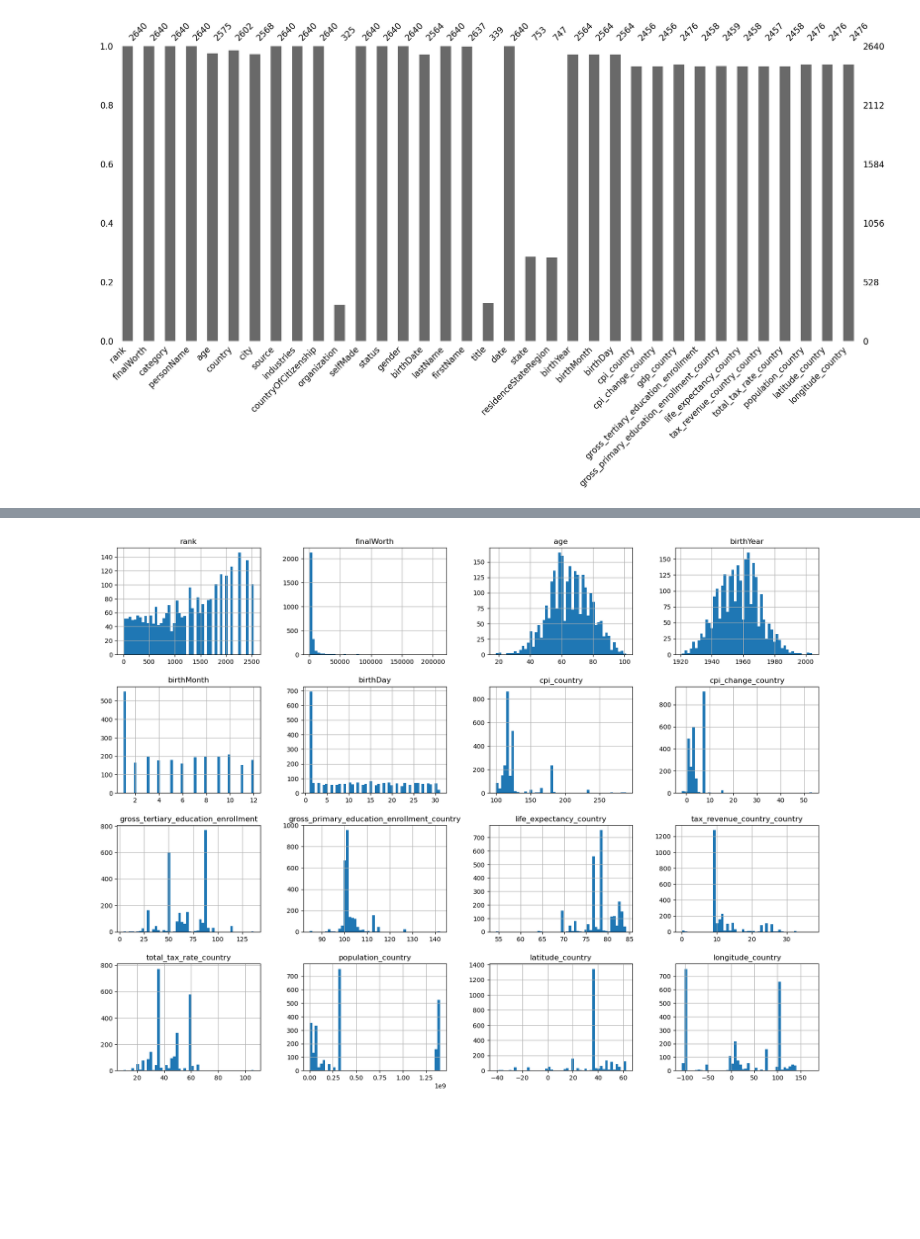
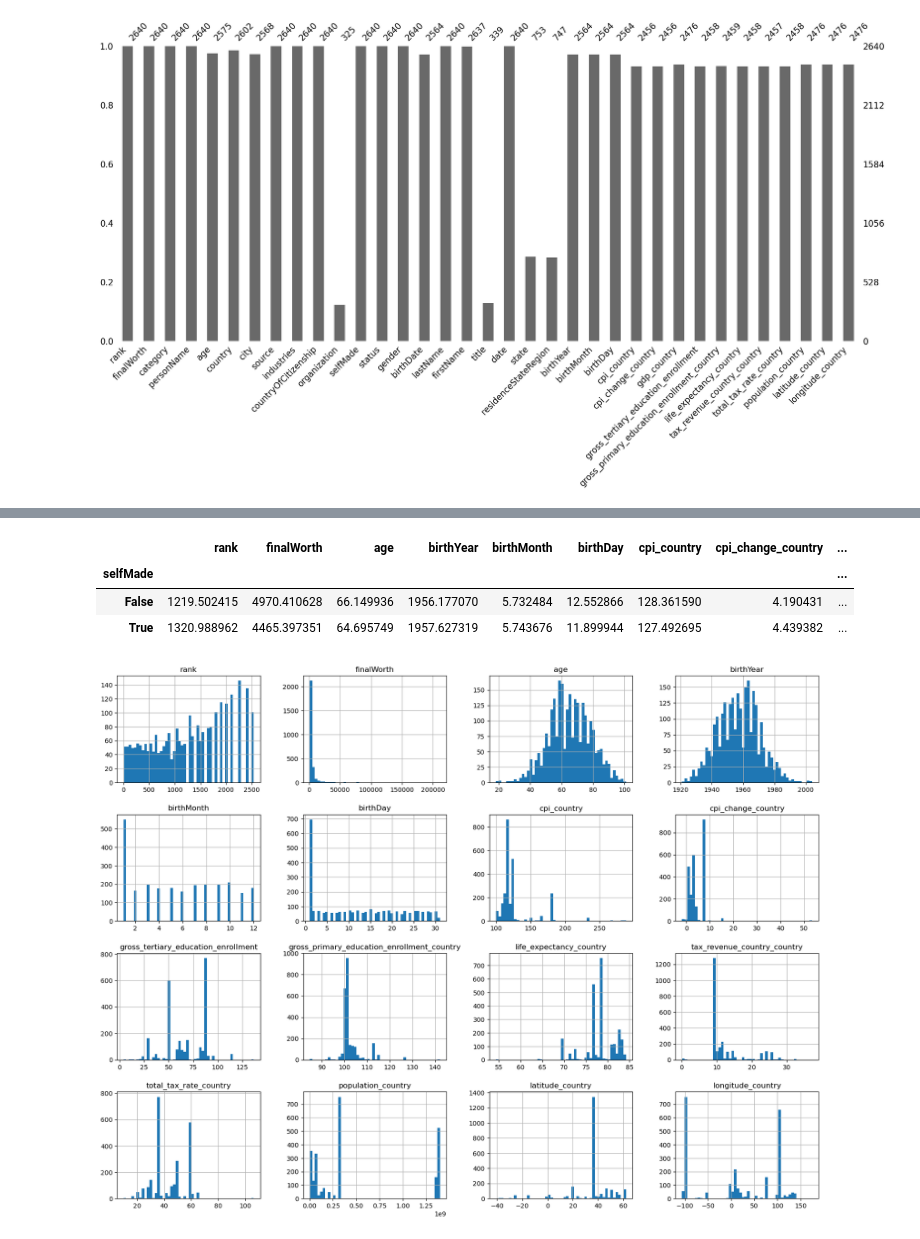
Before and after one commit to deeptudy/kaggle-billionaires_statistics, a Jupyter notebook: main.ipynb, the cells around one changed output, grey strips where cells are left out. Cells and saved outputs as stored; diff of their text form; code cells hidden in the pictures; blank space fills up the shorter version.

```diff
--- a/main.ipynb
+++ b/main.ipynb
@@ -105 +126,9 @@ plt.show()
+# %%
+# Grouping data based on selfMade
+df.groupby('selfMade').mean()
+# %% [output]
+|  | rank | finalWorth | age | birthYear | birthMonth | birthDay | cpi_country | cpi_change_country | ... |
+| selfMade |  |  |  |  |  |  |  |  | ... |
+| False | 1219.502415 | 4970.410628 | 66.149936 | 1956.177070 | 5.732484 | 12.552866 | 128.361590 | 4.190431 | ... |
+| True | 1320.988962 | 4465.397351 | 64.695749 | 1957.627319 | 5.743676 | 11.899944 | 127.492695 | 4.439382 | ... |
 # %%
```
Also changed, not shown: parts of 19 cells of this notebook, 3 other files.
